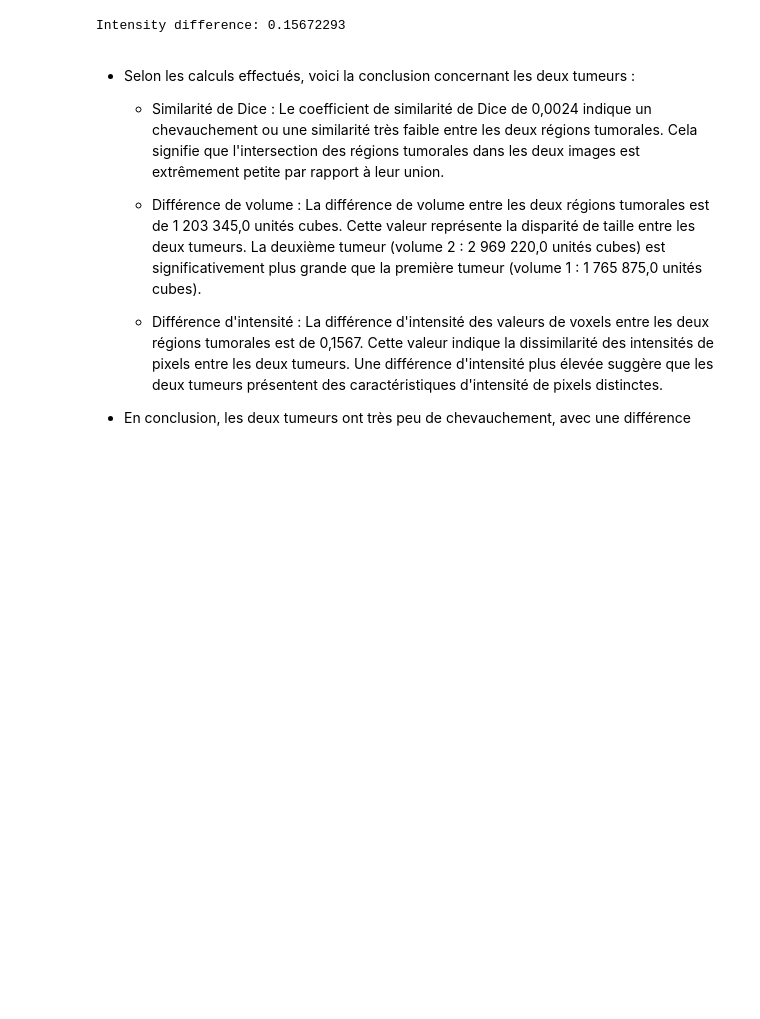
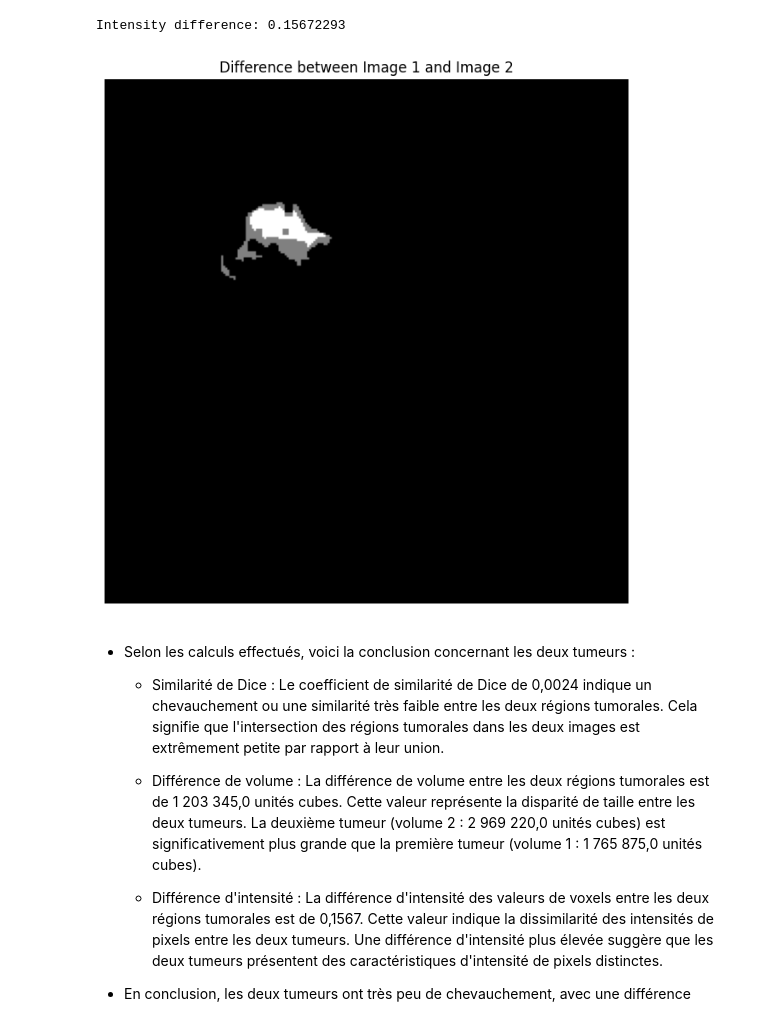
Before and after one commit to DvDC13/ITK-VTK, a Jupyter notebook: pipeline.ipynb, the cells around one changed output. Cells and saved outputs as stored; diff of their text form; code cells hidden in the pictures; blank space fills up the shorter version.

Commit message:
feat(visualisation)

```diff
--- a/pipeline.ipynb
+++ b/pipeline.ipynb
@@ -786,6 +788,22 @@ diff_intensity = calculate_intensity_difference(nei_con_1F, nei_con_rigid)
 print("Intensity difference: " + str(diff_intensity))
 # %% [output]
 Intensity difference: 0.15672293
+# %%
+def visualize_image_difference(image1, image2, slice_number):
+    arr1 = itk.array_view_from_image(image1)
+    arr2 = itk.array_view_from_image(image2)
+
+    diff = np.abs(arr2 + arr1)
+
+    plt.figure(figsize=(8, 8))
+    plt.imshow(diff[slice_number, :, :], cmap='gray')
+    plt.axis('off')
+    plt.title('Difference between Image 1 and Image 2')
+    plt.show()
+# %%
+visualize_image_difference(nei_con_1F, nei_con_rigid, 55)
+# %% [output]
+[figure, added]
 # %% [markdown]
 - Selon les calculs effectués, voici la conclusion concernant les deux tumeurs :
 
```
Also changed, not shown: parts of 3 cells of this notebook.
